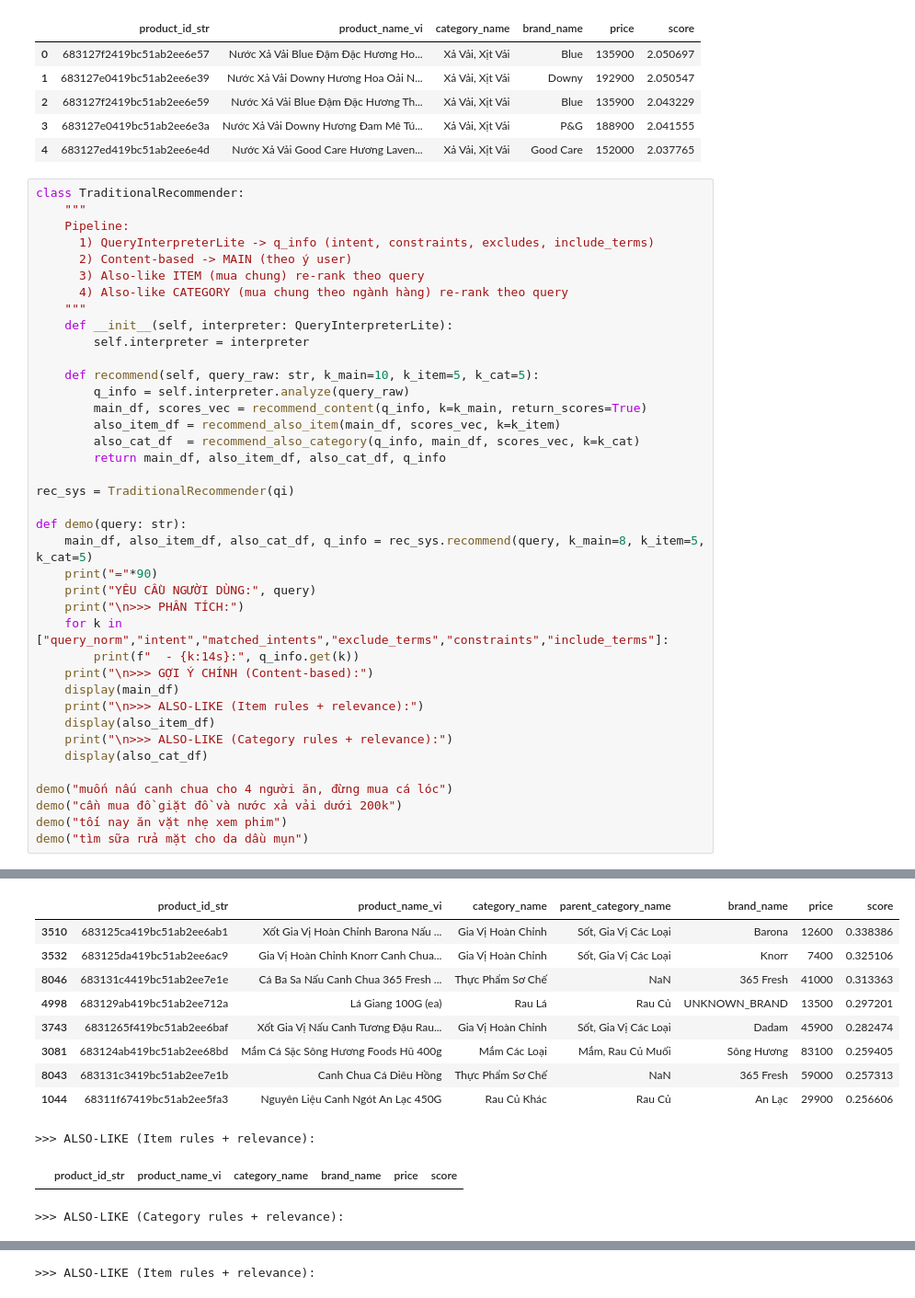
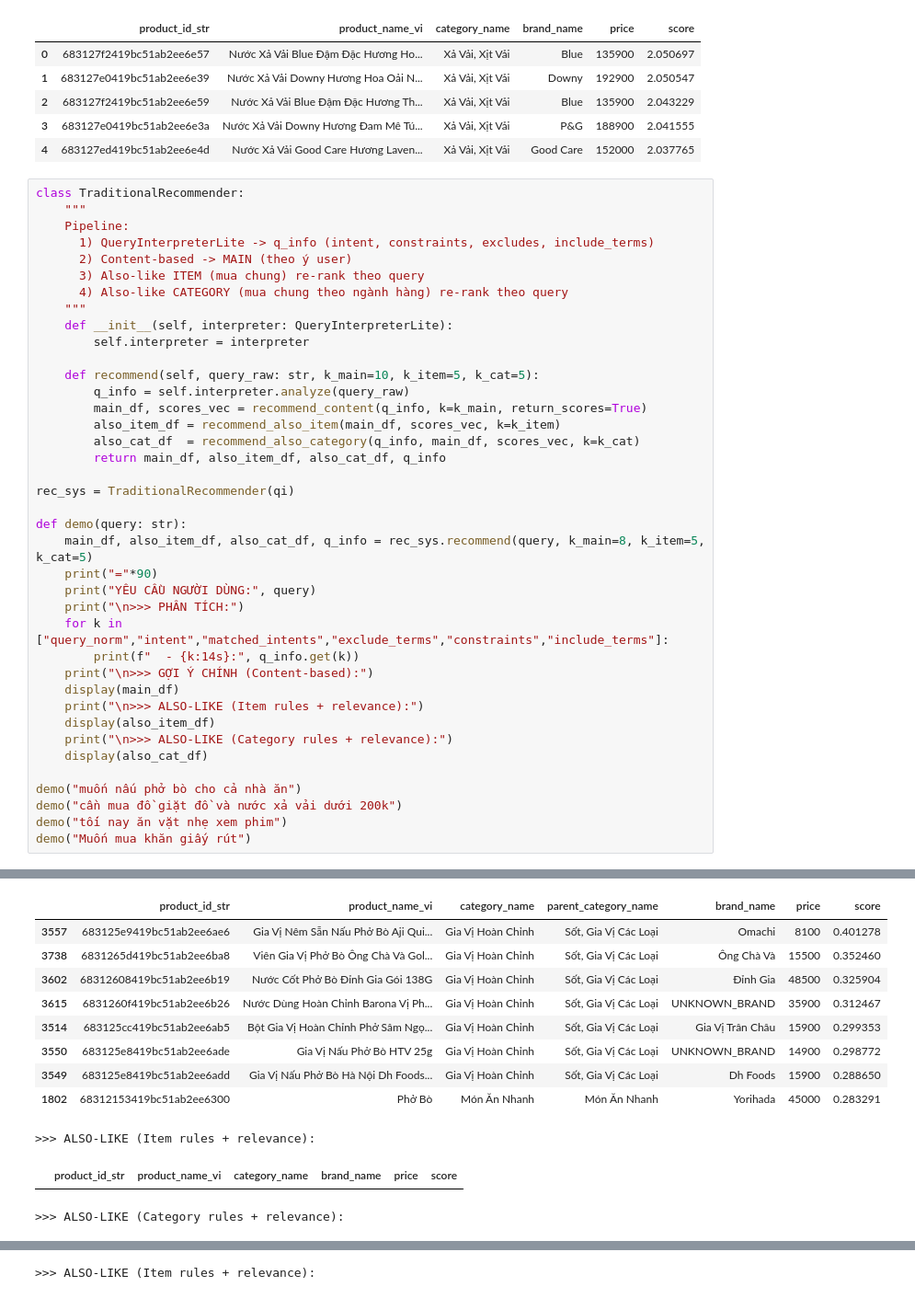
Before and after one commit to TranNhatMinh2012/DACNTT, a Jupyter notebook: TraditionalRecommendation.ipynb, the cells around one changed output, grey strips where cells are left out. Shown at 92% size. Cells and saved outputs as stored; diff of their text form.

Commit message:
version 1
hoàn thiện thuật toán

```diff
--- a/TraditionalRecommendation.ipynb
+++ b/TraditionalRecommendation.ipynb
@@ -677,9 +677,9 @@ def demo(query: str):
     print("\n>>> ALSO-LIKE (Category rules + relevance):")
     display(also_cat_df)
 
-demo("muốn nấu canh chua cho 4 người ăn, đừng mua cá lóc")
+demo("muốn nấu phở bò cho cả nhà ăn")
 demo("cần mua đồ giặt đồ và nước xả vải dưới 200k")
 demo("tối nay ăn vặt nhẹ xem phim")
-demo("tìm sữa rửa mặt cho da dầu mụn")
+demo("Muốn mua khăn giấy rút")
 # %% [output]
 ==========================================================================================
@@ -695,14 +695,14 @@ YÊU CẦU NGƯỜI DÙNG: muốn nấu canh chua cho 4 người ăn, đừng mu
 
 >>> GỢI Ý CHÍNH (Content-based):
 |  | product_id_str | product_name_vi | category_name | parent_category_name | brand_name | price | score |
-| 3510 | 683125ca419bc51ab2ee6ab1 | Xốt Gia Vị Hoàn Chỉnh Barona Nấu ... | Gia Vị Hoàn Chỉnh | Sốt, Gia Vị Các Loại | Barona | 12600 | 0.338386 |
-| 3532 | 683125da419bc51ab2ee6ac9 | Gia Vị Hoàn Chỉnh Knorr Canh Chua... | Gia Vị Hoàn Chỉnh | Sốt, Gia Vị Các Loại | Knorr | 7400 | 0.325106 |
-| 8046 | 683131c4419bc51ab2ee7e1e | Cá Ba Sa Nấu Canh Chua 365 Fresh ... | Thực Phẩm Sơ Chế | NaN | 365 Fresh | 41000 | 0.313363 |
-| 4998 | 683129ab419bc51ab2ee712a | Lá Giang 100G (ea) | Rau Lá | Rau Củ | UNKNOWN_BRAND | 13500 | 0.297201 |
-| 3743 | 6831265f419bc51ab2ee6baf | Xốt Gia Vị Nấu Canh Tương Đậu Rau... | Gia Vị Hoàn Chỉnh | Sốt, Gia Vị Các Loại | Dadam | 45900 | 0.282474 |
-| 3081 | 683124ab419bc51ab2ee68bd | Mắm Cá Sặc Sông Hương Foods Hũ 400g | Mắm Các Loại | Mắm, Rau Củ Muối | Sông Hương | 83100 | 0.259405 |
-| 8043 | 683131c3419bc51ab2ee7e1b | Canh Chua Cá Diêu Hồng | Thực Phẩm Sơ Chế | NaN | 365 Fresh | 59000 | 0.257313 |
-| 1044 | 68311f67419bc51ab2ee5fa3 | Nguyên Liệu Canh Ngót An Lạc 450G | Rau Củ Khác | Rau Củ | An Lạc | 29900 | 0.256606 |
+| 3557 | 683125e9419bc51ab2ee6ae6 | Gia Vị Nêm Sẵn Nấu Phở Bò Aji Qui... | Gia Vị Hoàn Chỉnh | Sốt, Gia Vị Các Loại | Omachi | 8100 | 0.401278 |
+| 3738 | 6831265d419bc51ab2ee6ba8 | Viên Gia Vị Phở Bò Ông Chà Và Gol... | Gia Vị Hoàn Chỉnh | Sốt, Gia Vị Các Loại | Ông Chà Và | 15500 | 0.352460 |
+| 3602 | 68312608419bc51ab2ee6b19 | Nước Cốt Phở Bò Đỉnh Gia Gói 138G | Gia Vị Hoàn Chỉnh | Sốt, Gia Vị Các Loại | Đỉnh Gia | 48500 | 0.325904 |
+| 3615 | 6831260f419bc51ab2ee6b26 | Nước Dùng Hoàn Chỉnh Barona Vị Ph... | Gia Vị Hoàn Chỉnh | Sốt, Gia Vị Các Loại | UNKNOWN_BRAND | 35900 | 0.312467 |
+| 3514 | 683125cc419bc51ab2ee6ab5 | Bột Gia Vị Hoàn Chỉnh Phở Sâm Ngọ... | Gia Vị Hoàn Chỉnh | Sốt, Gia Vị Các Loại | Gia Vị Trân Châu | 15900 | 0.299353 |
+| 3550 | 683125e8419bc51ab2ee6ade | Gia Vị Nấu Phở Bò HTV 25g | Gia Vị Hoàn Chỉnh | Sốt, Gia Vị Các Loại | UNKNOWN_BRAND | 14900 | 0.298772 |
+| 3549 | 683125e8419bc51ab2ee6add | Gia Vị Nấu Phở Bò Hà Nội Dh Foods... | Gia Vị Hoàn Chỉnh | Sốt, Gia Vị Các Loại | Dh Foods | 15900 | 0.288650 |
+| 1802 | 68312153419bc51ab2ee6300 | Phở Bò | Món Ăn Nhanh | Món Ăn Nhanh | Yorihada | 45000 | 0.283291 |
 >>> ALSO-LIKE (Item rules + relevance):
 |  | product_id_str | product_name_vi | category_name | brand_name | price | score |
 >>> ALSO-LIKE (Category rules + relevance):
```
Also changed, not shown: parts of 5 cells of this notebook, 15 other files.
